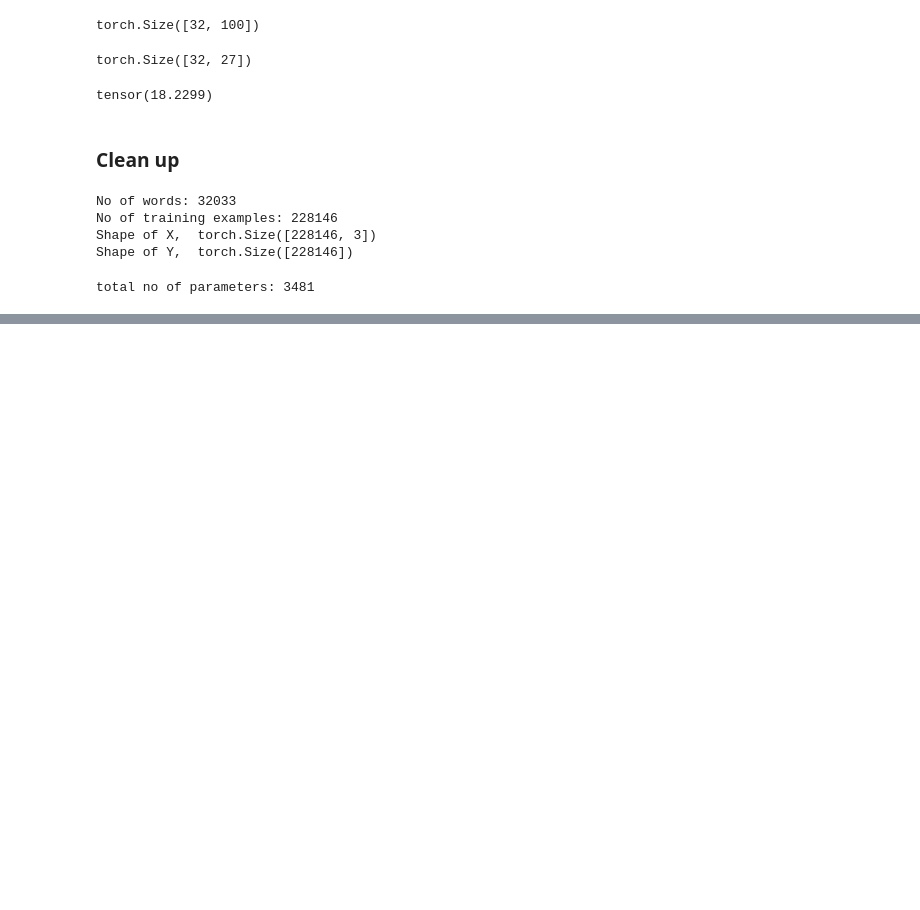
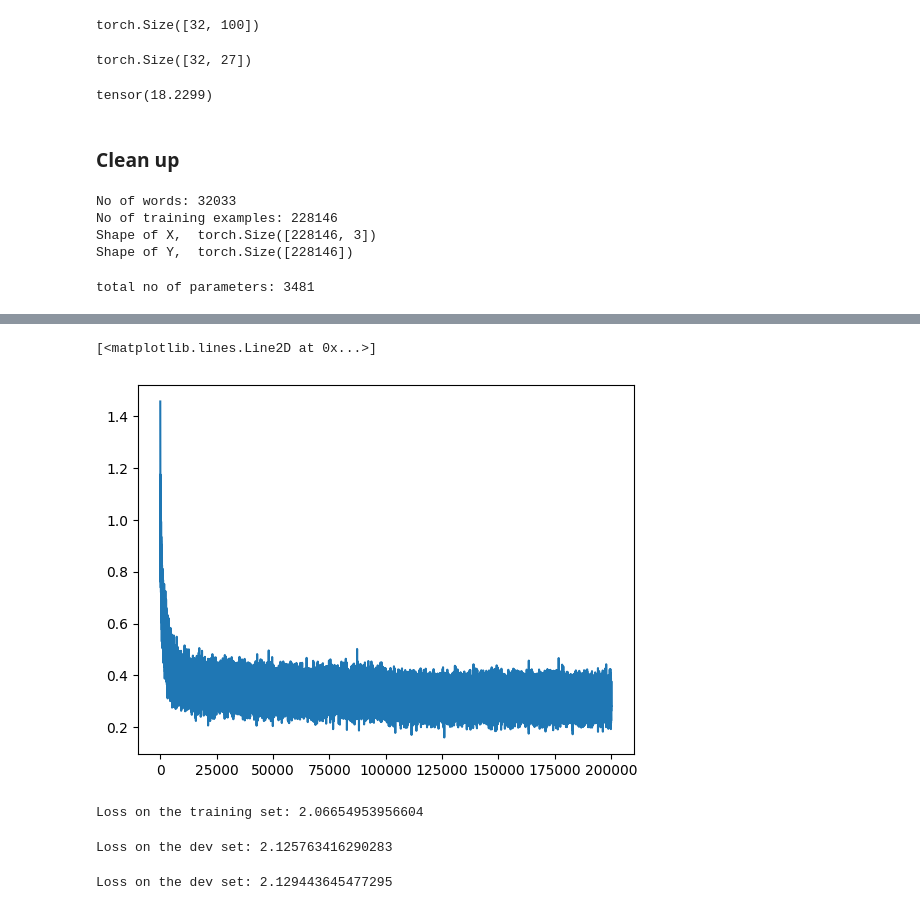
Before and after one commit to rahulkolayikkath/deeplearning, a Jupyter notebook: 4.neural_probabilistic_LM.ipynb, the cells around one changed output, grey strips where cells are left out. Drawn from its saved outputs; the diff is of its cells as text; code cells hidden in the pictures; blank space fills up the shorter version.

```diff
--- a/4.neural_probabilistic_LM.ipynb
+++ b/4.neural_probabilistic_LM.ipynb
@@ -218,0 +278,8 @@ Loss: 2.7064108848571777
+# %%
+g = torch.Generator().manual_seed(2147483647)
+C = torch.randn((27,16), generator=g)
+W1 = torch.randn((64,200),generator=g) # 4*16 input dimension, 100 neurons
+b1 = torch.randn(200, generator=g)
+W2 = torch.randn((200,27), generator=g) #input = 100, no of neurons/output = 27
+b2 = torch.randn(27, generator=g)
+parameters = [C, W1, b1, W2, b2]
@@ -218,0 +291,6 @@ Loss: 2.7064108848571777
+# %%
+for p in parameters:
+    p.requires_grad = True
+# %%
+stepsi = []
+lossi = []
@@ -218,0 +323,32 @@ Loss: 2.7064108848571777
+# %%
+plt.plot(stepsi, lossi)
+# %% [output]
+[<matplotlib.lines.Line2D at 0x...>]
+[figure, added]
+# %%
+# testing the loss using forward pass on TRAINING SET
+emb = C[Xtr] #(32,3,2)
+h = torch.tanh(emb.view(-1,64) @ W1 + b1)
+logits = h @ W2 + b2
+loss = F.cross_entropy(logits, Ytr)
+print(f"Loss on the training set: {loss.item()}")
+# %% [output]
+Loss on the training set: 2.06654953956604
+# %%
+# testing the loss using forward pass on DEV SET
+emb = C[Xdev] #(32,3,2)
+h = torch.tanh(emb.view(-1,64) @ W1 + b1)
+logits = h @ W2 + b2
+loss = F.cross_entropy(logits, Ydev)
+print(f"Loss on the dev set: {loss.item()}")
+# %% [output]
+Loss on the dev set: 2.125763416290283
+# %%
+# testing the loss using forward pass on TEST SET
+emb = C[Xte] #(32,3,2)
+h = torch.tanh(emb.view(-1,64) @ W1 + b1)
+logits = h @ W2 + b2
+loss = F.cross_entropy(logits, Yte)
+print(f"Loss on the dev set: {loss.item()}")
+# %% [output]
+Loss on the dev set: 2.129443645477295
```
Also changed, not shown: parts of 10 cells of this notebook.
